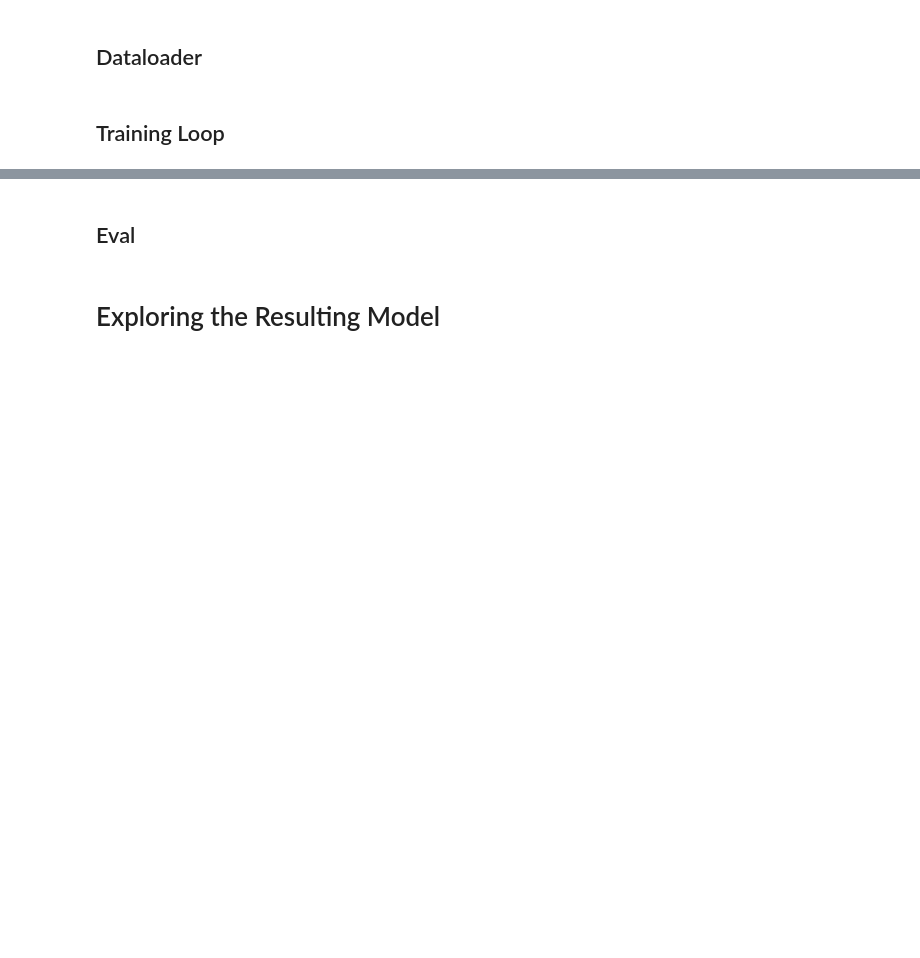
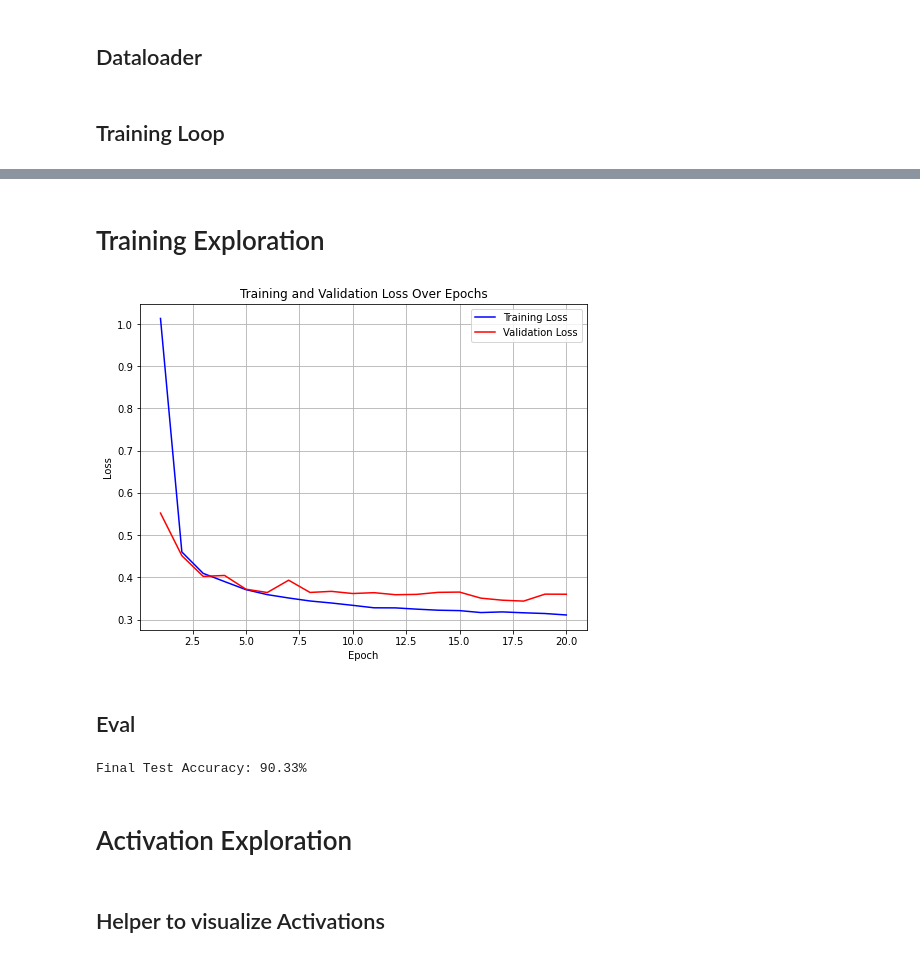
Before and after one commit to Alex-Bishka/ml-fun, a Jupyter notebook: mnist-mech-interp/SAEs/standard-compressed.ipynb, the cells around one changed output, grey strips where cells are left out. Drawn from its saved outputs; the diff is of its cells as text; code cells hidden in the pictures; blank space fills up the shorter version.

Commit message:
a baseline, and a noise reduced baseline

```diff
--- a/mnist-mech-interp/SAEs/standard-compressed.ipynb
+++ b/mnist-mech-interp/SAEs/standard-compressed.ipynb
@@ -72,9 +75,9 @@ visualize_image(sample_image, sample_label)
 # %%
 # Graphing code to visualize weights
 def plot_weights(model, epoch):
-    save_path_hidden_one = f'./weights/{EXPERIMENT_TYPE}/hidden_one/hidden_one_weights_{epoch + 1}.png'
-    save_path_classification = f'./weights/{EXPERIMENT_TYPE}/classification/classification_weights_{epoch + 1}.png'
-    save_path_hidden_two = f'./weights/{EXPERIMENT_TYPE}/hidden_two/hidden_two_weights_{epoch + 1}.png'
+    save_path_hidden_one = f'./weights/{EXPERIMENT_TYPE}/{RUN_ID}/hidden_one/hidden_one_weights_{epoch + 1}.png'
+    save_path_classification = f'./weights/{EXPERIMENT_TYPE}/{RUN_ID}/classification/classification_weights_{epoch + 1}.png'
+    save_path_hidden_two = f'./weights/{EXPERIMENT_TYPE}/{RUN_ID}/hidden_two/hidden_two_weights_{epoch + 1}.png'
 
     for path in [save_path_hidden_one, save_path_hidden_two, save_path_classification]:
         os.makedirs(os.path.dirname(path), exist_ok=True)
@@ -162,7 +165,7 @@ class NeuralNetwork(nn.Module):
         # classification layer
         classification_out = self.classification_layer(hidden_two_act)
 
-        return classification_out
+        return classification_out, hidden_one_act, hidden_two_act
 # %%
 # for reproducibility
 seed = 42
@@ -255,9 +262,14 @@ test_loader = DataLoader(test_dataset, batch_size=128, shuffle=False, num_worker
 # %% [markdown]
 ## Training Loop
 # %%
+best_model = None
 num_epochs = 20
+
 best_val_acc = 0.0
 best_val_loss = float('inf')
+
+validation_losses = []
+training_losses = []
 for epoch in range(num_epochs):
     # --- Training Phase ---
     model.train()  # set the model to training mode - this is currently a no-op
@@ -270,7 +282,7 @@ for epoch in range(num_epochs):
         images, labels = images.to(device), labels.to(device)
 
         # forward pass
-        classification_out = model(images)
+        classification_out, hidden_act_one, hidden_act_two = model(images)
 
         # --- Loss and Backprop ---
 
@@ -299,7 +311,7 @@ for epoch in range(num_epochs):
             images, labels = images.to(device), labels.to(device)
 
             # forward pass
-            classification_out = model(images)
+            classification_out, _, _ = model(images)
 
             # compute loss
             loss = classification_loss_fn(classification_out, labels)
@@ -319,18 +331,26 @@ for epoch in range(num_epochs):
     print(f"  Train Loss: {avg_train_loss:.4f}")
     print(f"  Val Loss: {avg_val_loss:.4f} | Val Acc: {val_accuracy:.2f}%")
 
+    model_path = f'./models/{EXPERIMENT_TYPE}/{RUN_ID}/best_model_baseline_{epoch+1}.pth'
+    os.makedirs(os.path.dirname(model_path), exist_ok=True)
     if val_accuracy > best_val_acc:
         best_val_acc = val_accuracy
         best_val_loss = avg_val_loss  # Update loss for reference
-        torch.save(model.state_dict(), f'best_model_baseline_{epoch}.pth')
+        torch.save(model.state_dict(), model_path)
         print(f"  Saved model with Val Acc: {val_accuracy:.2f}%")
+
+        best_model = model
 
     # Optional: Save if accuracy is equal but loss is lower
     elif val_accuracy == best_val_acc and avg_val_loss < best_val_loss:
         best_val_loss = avg_val_loss
-        torch.save(model.state_dict(), f'best_model_baseline_{epoch}.pth')
+        torch.save(model.state_dict(), model_path)
         print(f"  Saved model with same Val Acc: {val_accuracy:.2f}% but lower Val Loss: {avg_val_loss:.4f}")
 
+        best_model = model
+
+    validation_losses.append(avg_val_loss)
+    training_losses.append(avg_train_loss)
     plot_weights(model, epoch)
 # %% [output]
 Epoch 1/20
@@ -382,8 +400,27 @@ Epoch 12/20
 ... (8 outputs left out)
+# %% [markdown]
+# Training Exploration
+# %%
+def plot_losses(training_loss, validation_loss):
+    epochs = np.arange(1, len(validation_losses) + 1)
+
+    plt.figure(figsize=(8, 6))
+    plt.plot(epochs, training_losses, 'b-', label='Training Loss')
+    plt.plot(epochs, validation_losses, 'r-', label='Validation Loss')
+    plt.title('Training and Validation Loss Over Epochs')
+    plt.xlabel('Epoch')
+    plt.ylabel('Loss')
+    plt.grid(True)
+    plt.legend()
+    plt.show()
+# %%
+plot_losses(training_losses, validation_losses)
+# %% [output]
+[figure, added]
 # %% [markdown]
 ## Eval
 # %%
-model.eval()  # again currently a no-op
+best_model.eval()  # again currently a no-op
 
 test_correct = 0
 test_total = 0
@@ -395,7 +432,7 @@ with torch.no_grad():
         images, labels = images.to(device), labels.to(device)
 
         # forward pass
-        classification_out = model(images)
+        classification_out, _, _ = best_model(images)
 
         # stats
         _, predicted = torch.max(classification_out, 1)
@@ -404,5 +441,9 @@ with torch.no_grad():
 
 test_accuracy = 100 * test_correct / test_total
 print(f"Final Test Accuracy: {test_accuracy:.2f}%")
+# %% [output]
+Final Test Accuracy: 90.33%
 # %% [markdown]
-# Exploring the Resulting Model
+# Activation Exploration
+# %% [markdown]
+## Helper to visualize Activations
```
Also changed, not shown: parts of 17 cells of this notebook, 1 other file.
